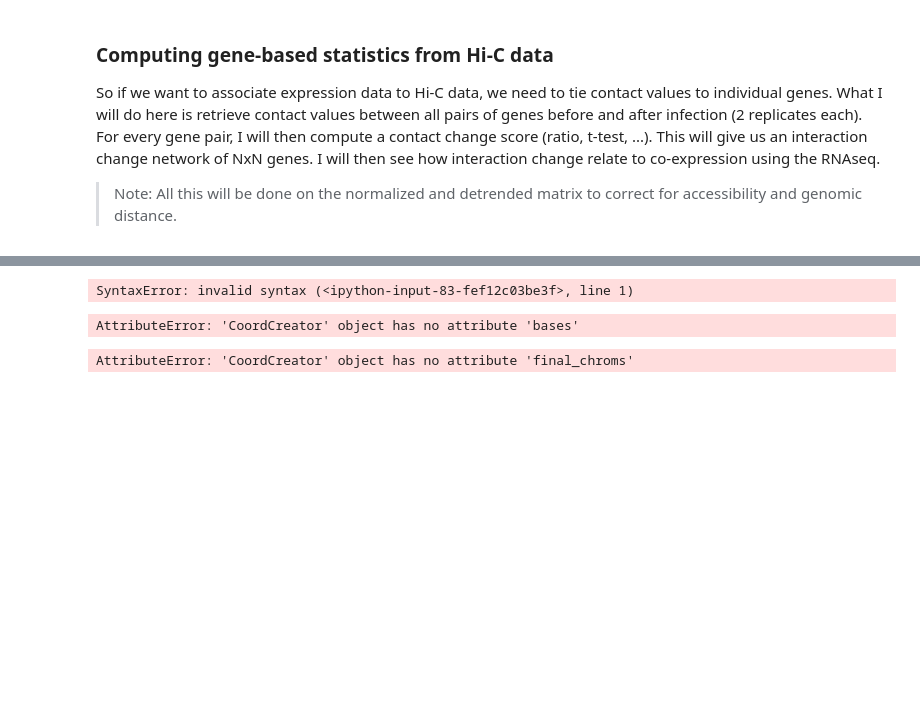
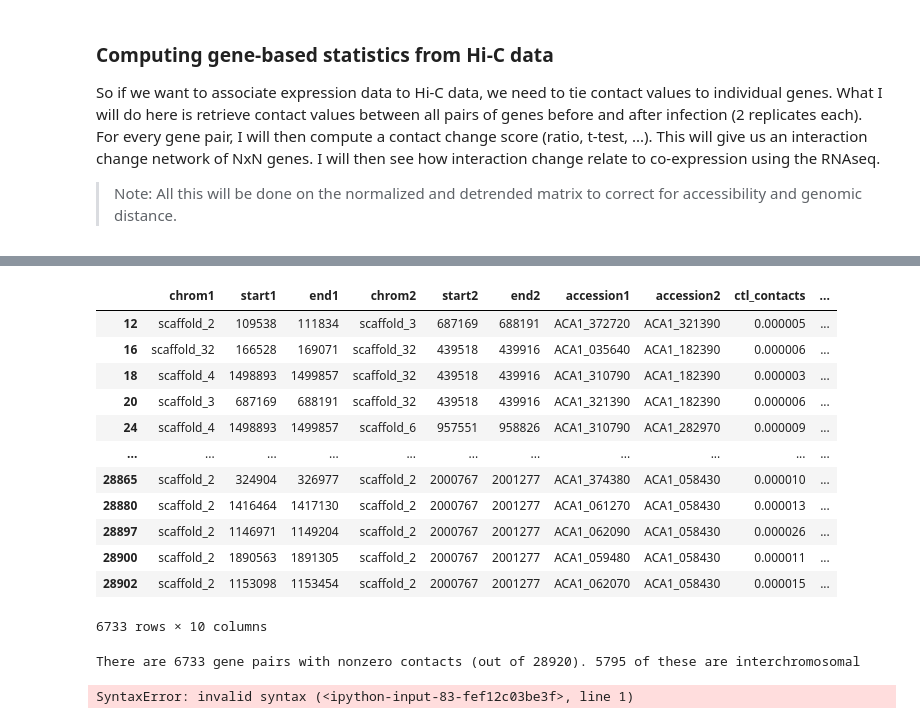
Before and after one commit to cmdoret/Acastellanii_legionella_infection, a Jupyter notebook: docs/notebooks/infection_contacts_diff_expr.ipynb, the cells around one changed output, grey strips where cells are left out. Cells and saved outputs as stored; diff of their text form; code cells hidden in the pictures; blank space fills up the shorter version.

```diff
--- a/docs/notebooks/infection_contacts_diff_expr.ipynb
+++ b/docs/notebooks/infection_contacts_diff_expr.ipynb
@@ -104,0 +140,4 @@ AttributeError: 'CoordCreator' object has no attribute 'final_chroms'
+# %%
+p_hic = get_contact_gene_pairs('data/output/cool/uninfected_merged_subsampled.cool', sig_expr)
+p_hic = p_hic.rename(columns={'mean_contacts': 'ctl_contacts'})
+p_hic['inf_contacts'] = get_contact_gene_pairs('data/output/cool/infected_merged_subsampled.cool', sig_expr)['mean_contacts']
@@ -104,0 +161,4 @@ AttributeError: 'CoordCreator' object has no attribute 'final_chroms'
+# %%
+%matplotlib notebook
+gene_space = p_hic.loc[(p_hic.ctl_contacts + p_hic.ctl_contacts) > 0, :]
+f = plt.hist((gene_space.inf_contacts - gene_space.ctl_contacts) / (gene_space.inf_contacts + gene_space.ctl_contacts), 200)
@@ -105,3 +168,27 @@ AttributeError: 'CoordCreator' object has no attribute 'final_chroms'
+# %%
+gene_space
+# %% [output]
+|  | chrom1 | start1 | end1 | chrom2 | start2 | end2 | accession1 | accession2 | ctl_contacts | ... |
+| 12 | scaffold_2 | 109538 | 111834 | scaffold_3 | 687169 | 688191 | ACA1_372720 | ACA1_321390 | 0.000005 | ... |
+| 16 | scaffold_32 | 166528 | 169071 | scaffold_32 | 439518 | 439916 | ACA1_035640 | ACA1_182390 | 0.000006 | ... |
+| 18 | scaffold_4 | 1498893 | 1499857 | scaffold_32 | 439518 | 439916 | ACA1_310790 | ACA1_182390 | 0.000003 | ... |
+| 20 | scaffold_3 | 687169 | 688191 | scaffold_32 | 439518 | 439916 | ACA1_321390 | ACA1_182390 | 0.000006 | ... |
+| 24 | scaffold_4 | 1498893 | 1499857 | scaffold_6 | 957551 | 958826 | ACA1_310790 | ACA1_282970 | 0.000009 | ... |
+| ... | ... | ... | ... | ... | ... | ... | ... | ... | ... | ... |
+| 28865 | scaffold_2 | 324904 | 326977 | scaffold_2 | 2000767 | 2001277 | ACA1_374380 | ACA1_058430 | 0.000010 | ... |
+| 28880 | scaffold_2 | 1416464 | 1417130 | scaffold_2 | 2000767 | 2001277 | ACA1_061270 | ACA1_058430 | 0.000013 | ... |
+| 28897 | scaffold_2 | 1146971 | 1149204 | scaffold_2 | 2000767 | 2001277 | ACA1_062090 | ACA1_058430 | 0.000026 | ... |
+| 28900 | scaffold_2 | 1890563 | 1891305 | scaffold_2 | 2000767 | 2001277 | ACA1_059480 | ACA1_058430 | 0.000011 | ... |
+| 28902 | scaffold_2 | 1153098 | 1153454 | scaffold_2 | 2000767 | 2001277 | ACA1_062070 | ACA1_058430 | 0.000015 | ... |
+6733 rows × 10 columns
+# %%
+nnz_gene_pairs = gene_space.shape[0]
+nnz_inter_pairs = gene_space.loc[gene_space.chrom1 != gene_space.chrom2, :].shape[0]
+print(f'There are {nnz_gene_pairs} gene pairs with nonzero contacts (out of {pair_coords_inf.shape[0]}).'
+      f' {nnz_inter_pairs} of these are interchromosomal'
+)
+# %% [output]
+There are 6733 gene pairs with nonzero contacts (out of 28920). 5795 of these are interchromosomal
 # %%
 """
 Next:
@@ -115,12 +202,3 @@ Next:
 """
 # %% [output]
 SyntaxError: invalid syntax (<ipython-input-83-fef12c03be3f>, line 1)
-# %%
-coord_creator = clp.CoordCreator(TMP_BED, resolution = clr_ctl.info['bin-size'])
-coord_creator.bases
-# %% [output]
-AttributeError: 'CoordCreator' object has no attribute 'bases'
-# %%
-[i for i in coord_creator.chrom_mids()]
-# %% [output]
-AttributeError: 'CoordCreator' object has no attribute 'final_chroms'
```
Also changed, not shown: parts of 44 cells of this notebook.
